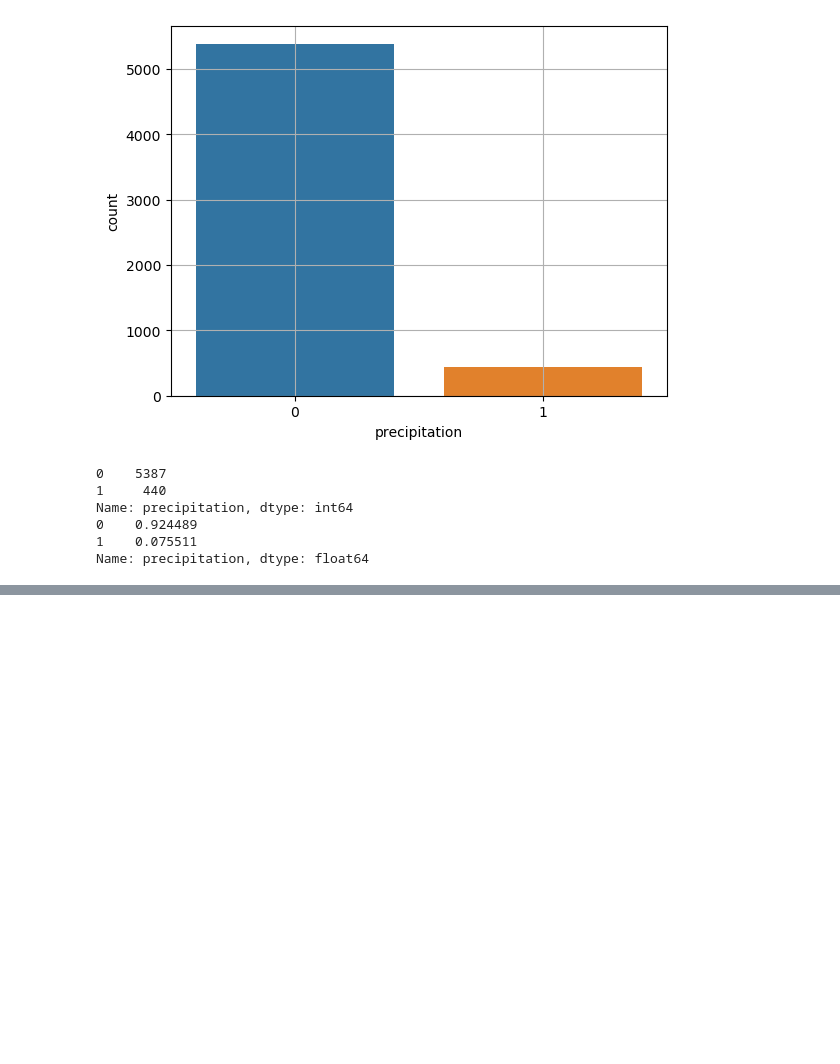
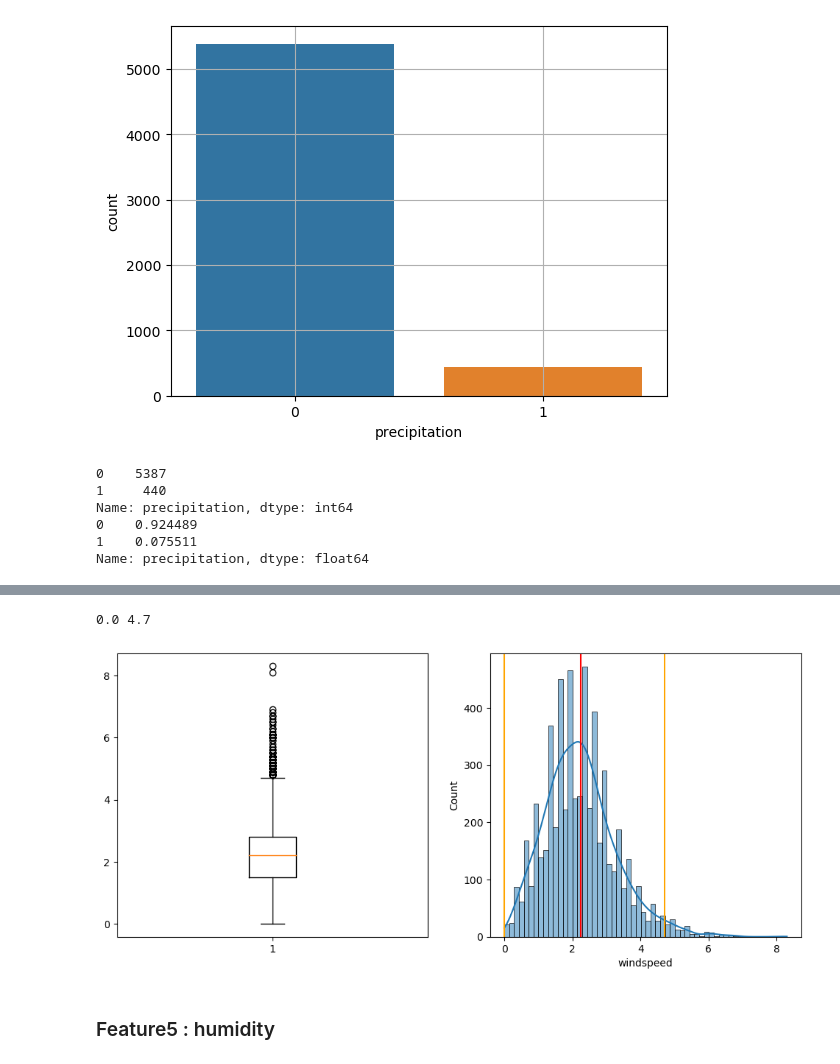
Before and after one commit to jyHyun1014/python-mini-projects, a Jupyter notebook: seoul-bike/seoul_bike.ipynb, the cells around one changed output, grey strips where cells are left out. Drawn from its saved outputs; the diff is of its cells as text; code cells hidden in the pictures; blank space fills up the shorter version.

```diff
--- a/seoul-bike/seoul_bike.ipynb
+++ b/seoul-bike/seoul_bike.ipynb
@@ -245,0 +248,2 @@ Name: precipitation, dtype: float64
+# %%
+var = 'windspeed'
@@ -245,0 +275,22 @@ Name: precipitation, dtype: float64
+# %%
+plt.figure(figsize=(12, 5))
+
+plt.subplot(1, 2, 1)
+box = plt.boxplot(data[var])
+l_fence = box['whiskers'][0].get_ydata()[1]
+u_fence = box['whiskers'][1].get_ydata()[1]
+print(l_fence, u_fence)
+
+plt.subplot(1, 2, 2)
+sns.histplot(data[var], kde = True)
+plt.axvline(l_fence, color = 'orange')
+avg = data[var].mean()
+plt.axvline(avg, color = 'r')
+plt.axvline(u_fence, color = 'orange')
+
+plt.show()
+# %% [output]
+0.0 4.7
+[figure, added]
+# %% [markdown]
+### Feature5 : humidity
```
Also changed, not shown: parts of 9 cells of this notebook.
